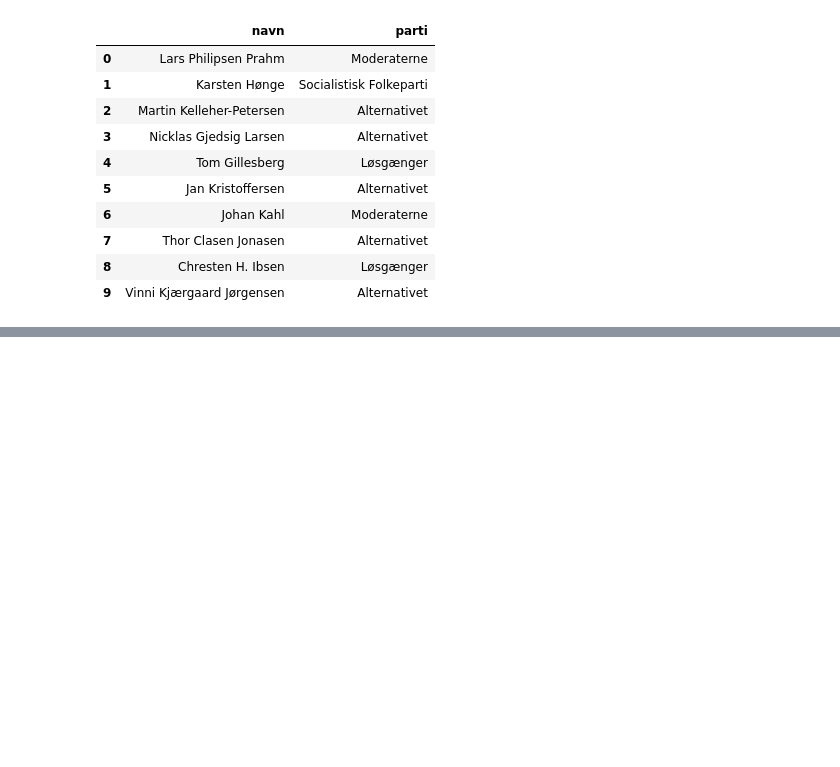
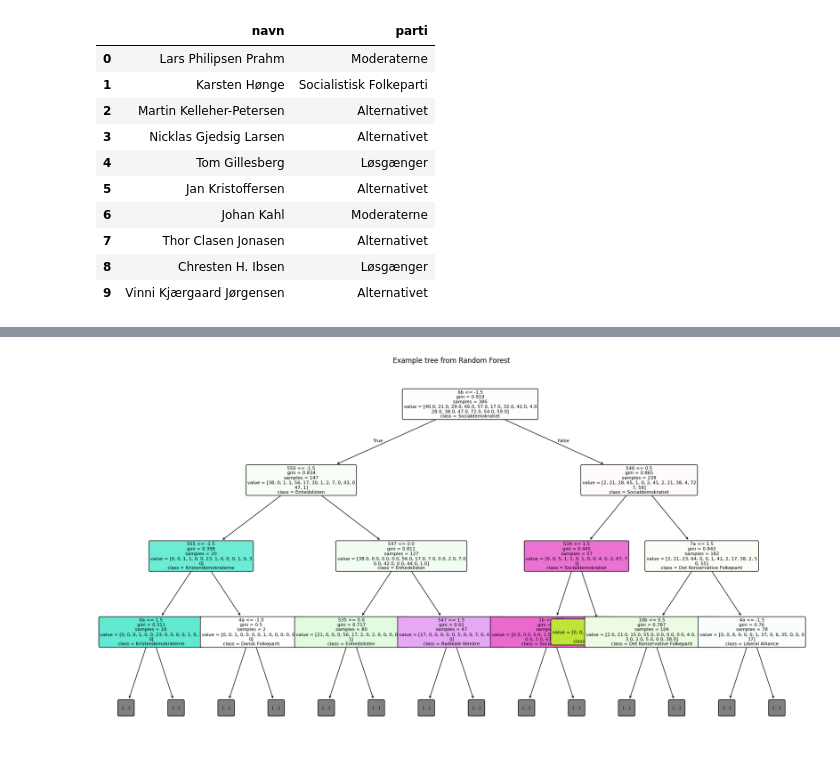
Before and after one commit to MartinSA91/MAL-assignment2, a Jupyter notebook: Assignemt 2 Candidates/2. Candidate Test 2022 I.ipynb, the cells around one changed output, grey strips where cells are left out. Saved outputs shown, nothing was run; the diff lists cells and outputs as text; code cells hidden in the pictures; blank space fills up the shorter version.

```diff
--- a/Assignemt 2 Candidates/2. Candidate Test 2022 I.ipynb
+++ b/Assignemt 2 Candidates/2. Candidate Test 2022 I.ipynb
@@ -227,0 +544,21 @@ NameError: name 'alldata' is not defined
+# %%
+from sklearn.tree import plot_tree
+
+one_tree = rf_model.estimators_[0]
+
+plt.figure(figsize=(22,12))
+
+plot_tree(
+    one_tree,
+    feature_names=X.columns,
+    class_names=rf_model.classes_,
+    filled=True,
+    rounded=True,
+    max_depth=3,
+    fontsize=8
+)
+
+plt.title("Example tree from Random Forest")
+plt.show()
+# %% [output]
+[figure, added]
```
Also changed, not shown: parts of 18 cells of this notebook.
